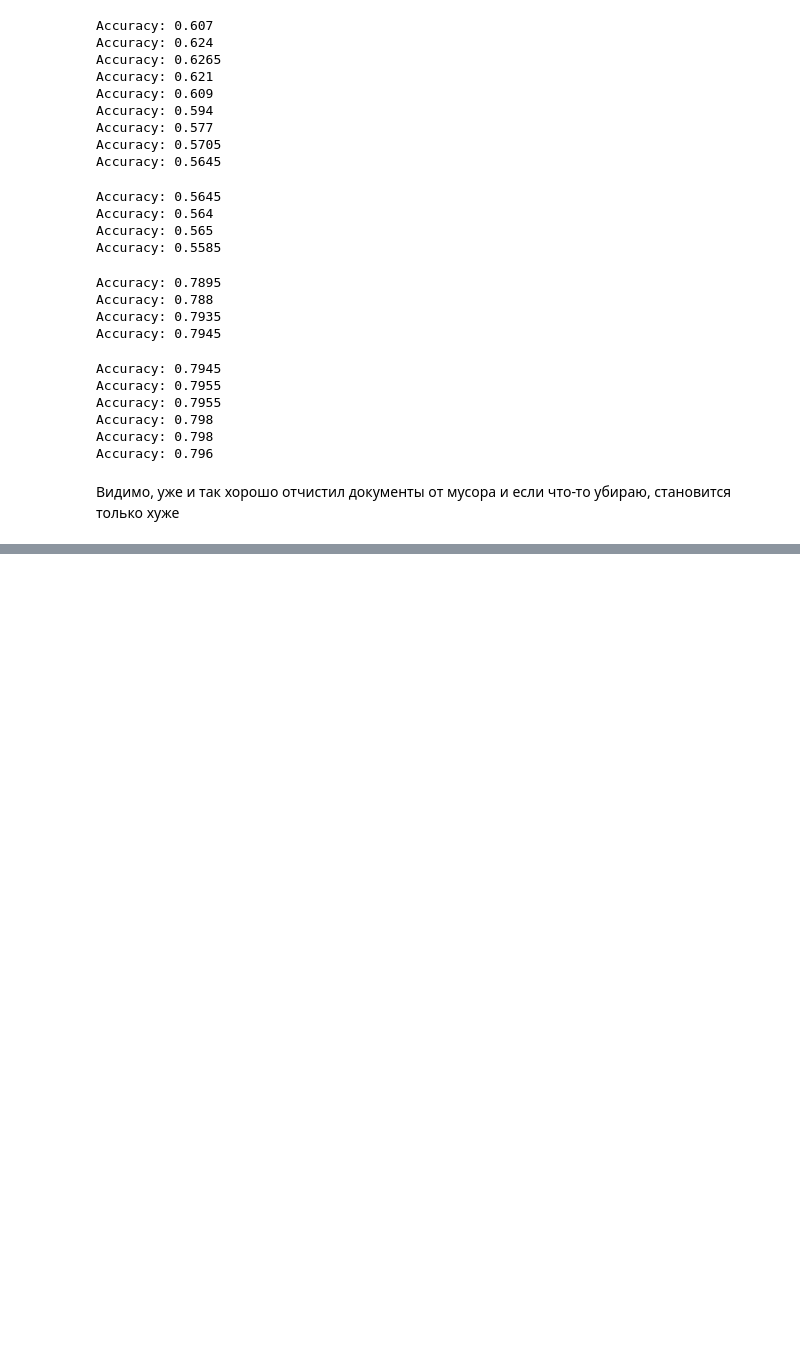
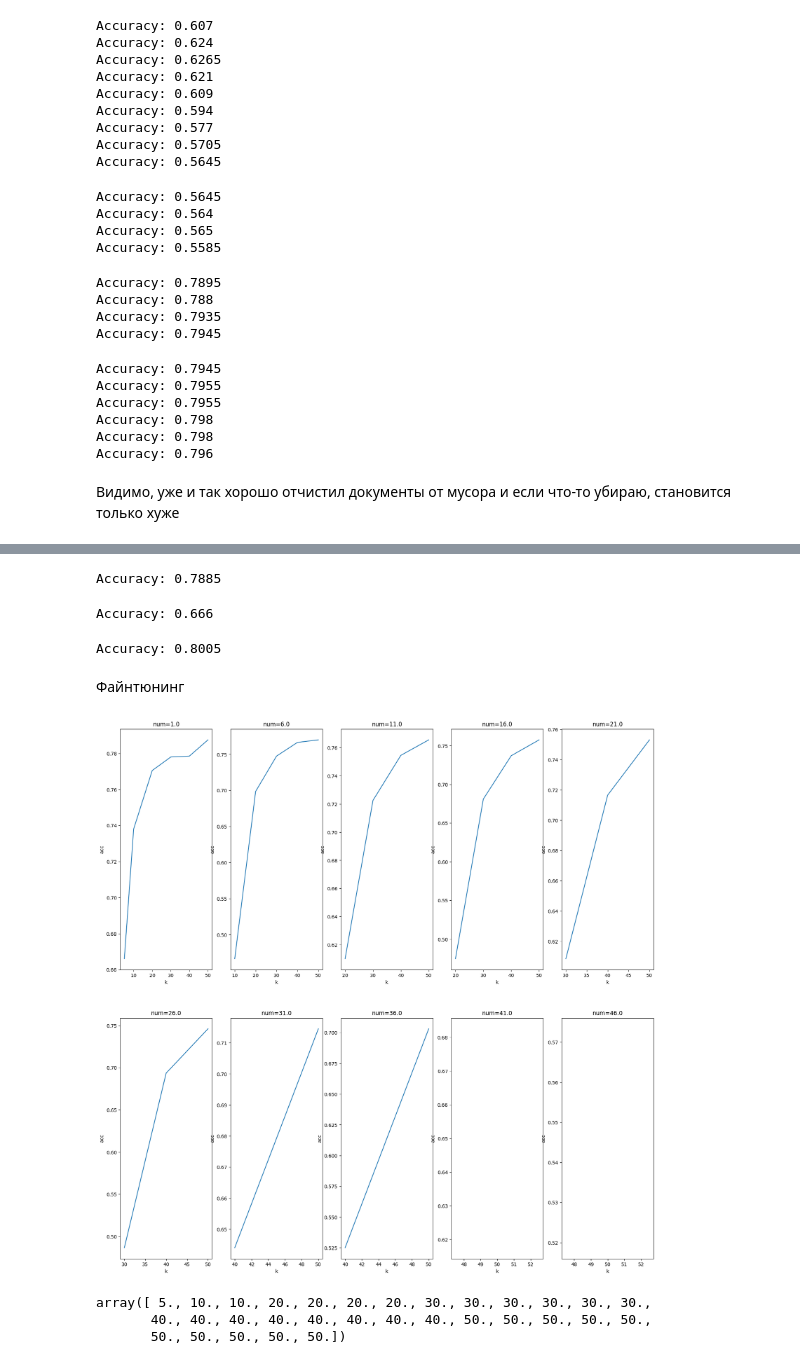
Before and after one commit to 4eckah78/nlp, a Jupyter notebook: task2.ipynb, the cells around one changed output, grey strips where cells are left out. Saved outputs shown, nothing was run; the diff lists cells and outputs as text; code cells hidden in the pictures; blank space fills up the shorter version.

```diff
--- a/task2.ipynb
+++ b/task2.ipynb
@@ -344,0 +397,79 @@ Accuracy: 0.796
+# %%
+svc= SVC()
+svc.fit(X_train_cleaned, y_train)
+
+y_pred = svc.predict(X_test_cleaned)
+
+accuracy = accuracy_score(y_test, y_pred)
+print("Accuracy:", accuracy)
+# %% [output]
+Accuracy: 0.7885
+# %%
+X_train_cleaned = [cluster_and_average_vectors_alt(document, k=10, num=1) for document in X_train]
+X_test_cleaned = [cluster_and_average_vectors_alt(document, k=10, num=1) for document in X_test]
+
+svc= SVC()
+svc.fit(X_train_cleaned, y_train)
+
+y_pred = svc.predict(X_test_cleaned)
+
+accuracy = accuracy_score(y_test, y_pred)
+print("Accuracy:", accuracy)
+# %% [output]
+Accuracy: 0.666
+# %%
+X_train_cleaned = [cluster_and_average_vectors_alt(document, k=50, num=2) for document in X_train]
+X_test_cleaned = [cluster_and_average_vectors_alt(document, k=50, num=2) for document in X_test]
+
+svc= SVC()
+svc.fit(X_train_cleaned, y_train)
+
+y_pred = svc.predict(X_test_cleaned)
+
+accuracy = accuracy_score(y_test, y_pred)
+print("Accuracy:", accuracy)
+# %% [output]
+Accuracy: 0.8005
+# %% [markdown]
+Файнтюнинг
+# %%
+
+K = [5, 10, 20, 30, 40, 50]
+history = []
+for k in K:
+    NUM = list(range(1, k, 5))
+    for num in NUM:
+        X_train_cleaned = [cluster_and_average_vectors_alt(document, k=k, num=num) for document in X_train]
+        X_test_cleaned = [cluster_and_average_vectors_alt(document, k=k, num=num) for document in X_test]
+
+        svc= SVC()
+        svc.fit(X_train_cleaned, y_train)
+
+        y_pred = svc.predict(X_test_cleaned)
+
+        accuracy = accuracy_score(y_test, y_pred)
+        print(f"Accuracy: {accuracy}, {k=}, {num=}")
+        history.append([k, num, accuracy])
+# %%
+plt.rcParams['figure.figsize'] = (20, 20)
+
+nums = np.array(history)[:,1]
+nums = sorted(list(set(nums)))
+count = 10
+print(nums)
+for i, num in enumerate(nums):
+    plt.subplot(2,5,i + 1)
+    x = [k for k, n, acc in history if n == num]
+    y = [acc for k, n, acc in history if n == num]
+    plt.plot(x, y)
+    plt.xlabel("k")
+    plt.ylabel("acc")
+    plt.title(f"{num=}")
+# %% [output]
+[figure, added]
+# %%
+np.array(history)[:,0]
+# %% [output]
+array([ 5., 10., 10., 20., 20., 20., 20., 30., 30., 30., 30., 30., 30.,
+       40., 40., 40., 40., 40., 40., 40., 40., 50., 50., 50., 50., 50.,
+       50., 50., 50., 50., 50.])
```
Also changed, not shown: parts of 9 cells of this notebook.
